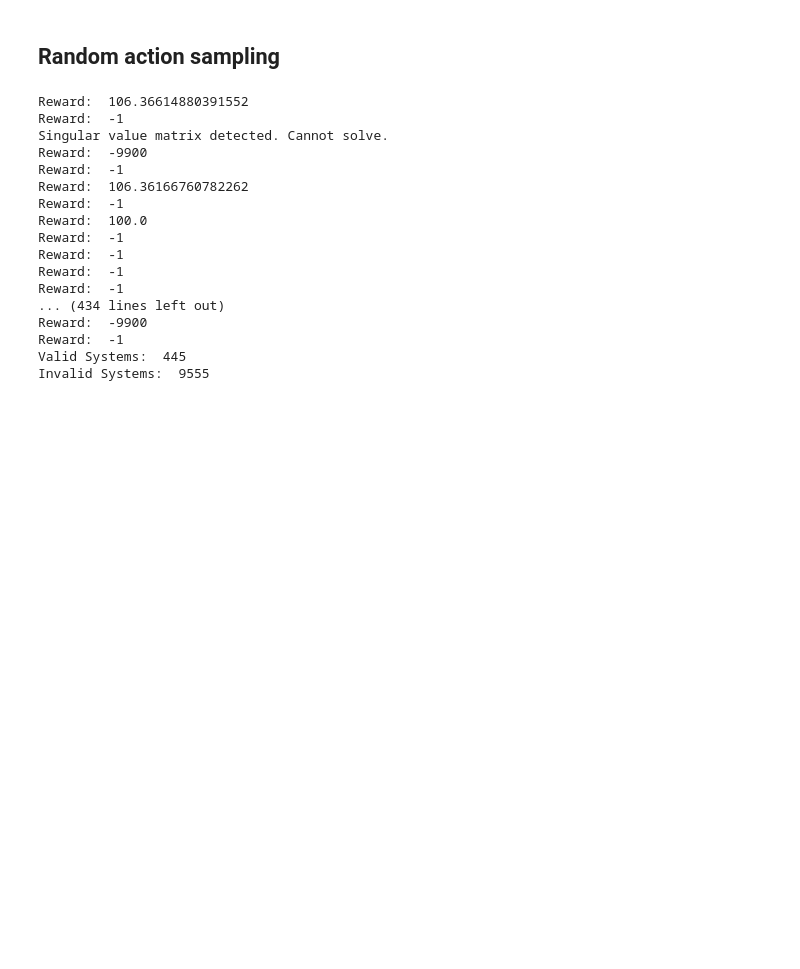
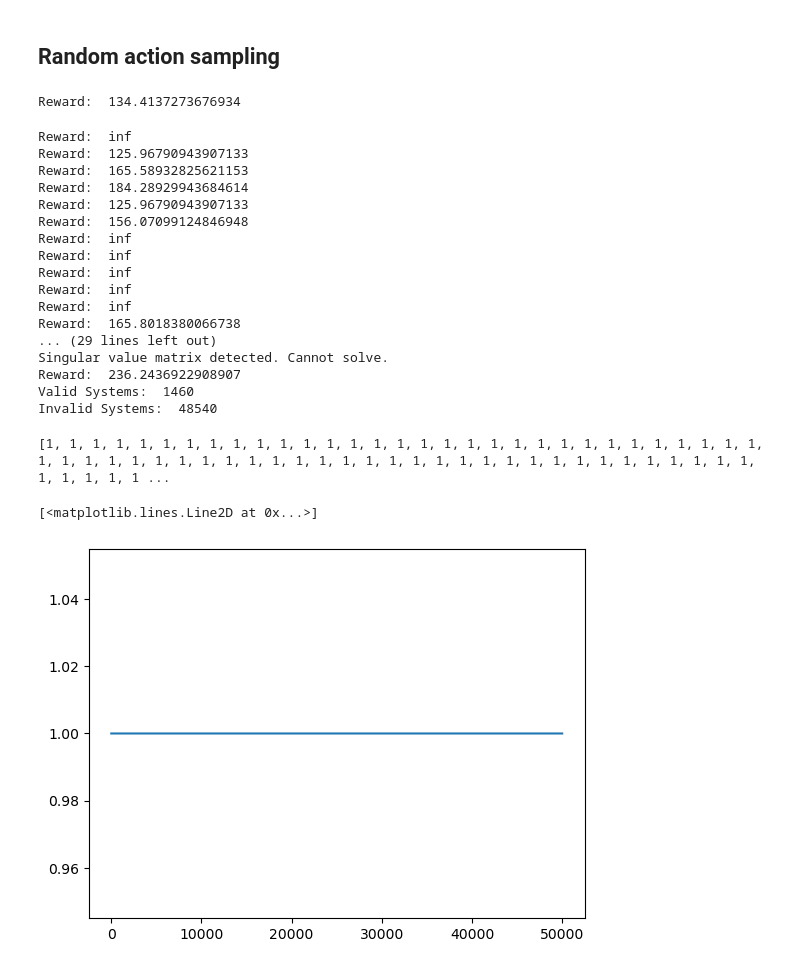
Before and after one commit to Astronauty/AiPEX-Projects, a Jupyter notebook: bond-graph-RL/gym_run.ipynb, the cells around one changed output. Saved outputs shown, nothing was run; the diff lists cells and outputs as text; code cells hidden in the pictures; blank space fills up the shorter version.

```diff
--- a/bond-graph-RL/gym_run.ipynb
+++ b/bond-graph-RL/gym_run.ipynb
@@ -83,22 +111,42 @@ env.reset()
 num_invalid_systems = 0
 num_valid_systems = 0
 valid_systems = []
-for i in range(10000):
+
+length_of_episodes = []
+episode_length = 0
+
+best_system = env.bond_graph
+best_reward = 0
+
+highest_reward_per_episode = []
+
+max_episodes = 1000
+
+
+for i in range(50000):
     action = env.action_space.sample()
     # print("Action: ", action)
-
+    episode_length+=1
     observation, reward, terminated, _, info = env.step(action)
     if env.bond_graph.is_valid_solution():
         num_valid_systems+=1
-        print("Reward: ", reward)
+
         if(reward>0):
+            print("Reward: ", reward)
+            if reward > best_reward:
+                best_reward = reward
+                best_system = env.bond_graph
             valid_systems.append(env.bond_graph)
     else:
         num_invalid_systems+=1
 
-    if terminated:
+    if terminated or episode_length==max_episodes:
+        length_of_episodes.append(episode_length)
+        episode_length = 0
         env.reset()
     # print("Observation: ", observation)
+
+    max_episodes -= 0.01
 
 
     # print("Terminated: ", terminated)
@@ -107,21 +155,30 @@ for i in range(10000):
 print("Valid Systems: ", num_valid_systems)
 print("Invalid Systems: ", num_invalid_systems)
 # %% [output]
-Reward:  106.36614880391552
-Reward:  -1
-Singular value matrix detected. Cannot solve.
-Reward:  -9900
-Reward:  -1
-Reward:  106.36166760782262
-Reward:  -1
-Reward:  100.0
-Reward:  -1
-Reward:  -1
-Reward:  -1
-Reward:  -1
-... (434 lines left out)
-Reward:  -9900
-Reward:  -1
-Valid Systems:  445
-Invalid Systems:  9555
+Reward:  134.4137273676934
+Reward:  inf
+Reward:  125.96790943907133
+Reward:  165.58932825621153
+Reward:  184.28929943684614
+Reward:  125.96790943907133
+Reward:  156.07099124846948
+Reward:  inf
+Reward:  inf
+Reward:  inf
+Reward:  inf
+Reward:  inf
+Reward:  165.8018380066738
+... (29 lines left out)
+Singular value matrix detected. Cannot solve.
+Reward:  236.2436922908907
+Valid Systems:  1460
+Invalid Systems:  48540
+# %%
+import matplotlib.pyplot as plt
+print(length_of_episodes)
+plt.plot(length_of_episodes)
+# %% [output]
+[1, 1, 1, 1, 1, 1, 1, 1, 1, 1, 1, 1, 1, 1, 1, 1, 1, 1, 1, 1, 1, 1, 1, 1, 1, 1, 1, 1, 1, 1, 1, 1, 1, 1, 1, 1, 1, 1, 1, 1, 1, 1, 1, 1, 1, 1, 1, 1, 1, 1, 1, 1, 1, 1, 1, 1, 1, 1, 1, 1, 1, 1, 1, 1, 1, 1, 1 ...
+[<matplotlib.lines.Line2D at 0x...>]
+[figure, added]
 # %%
```
Also changed, not shown: parts of 7 cells of this notebook, 6 other files.
